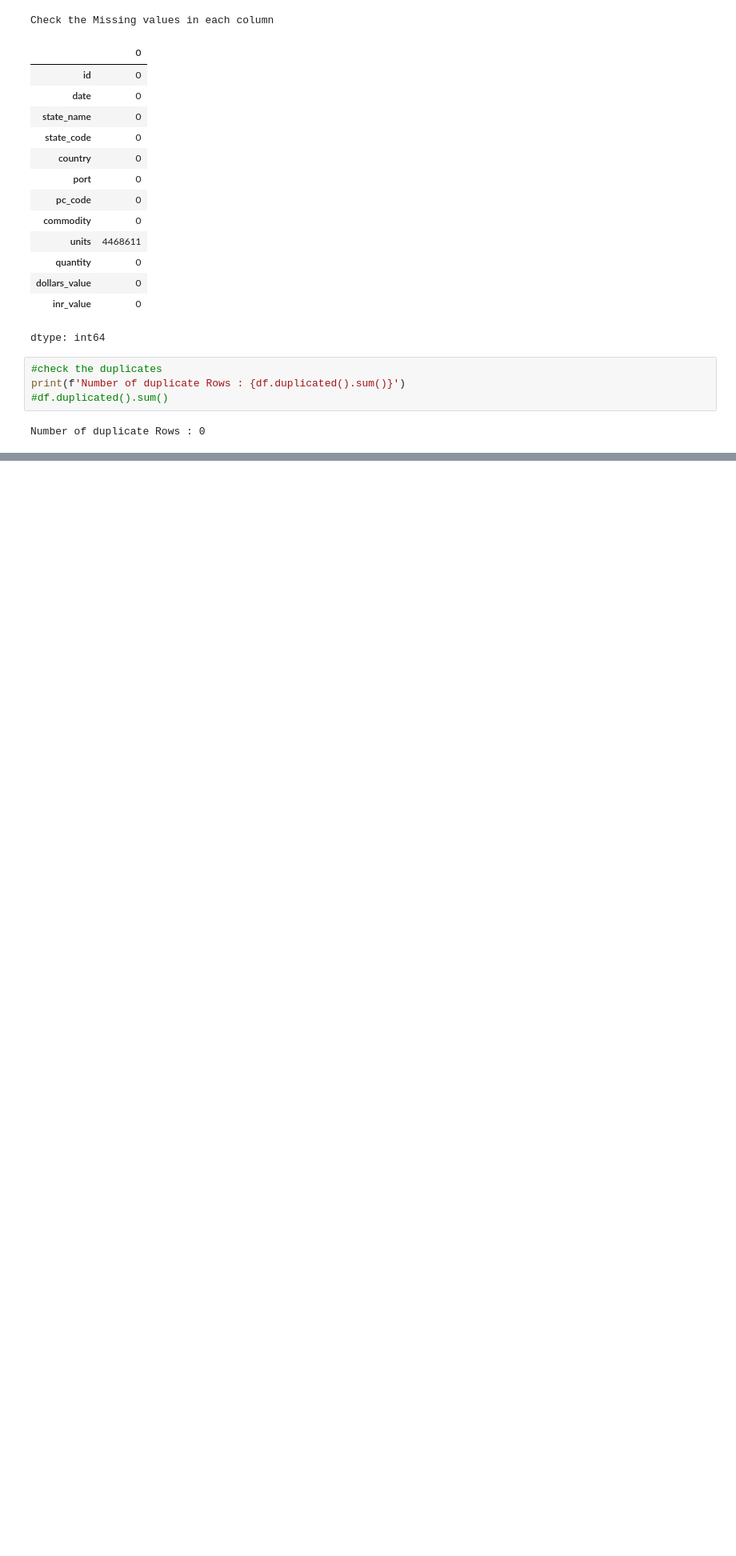
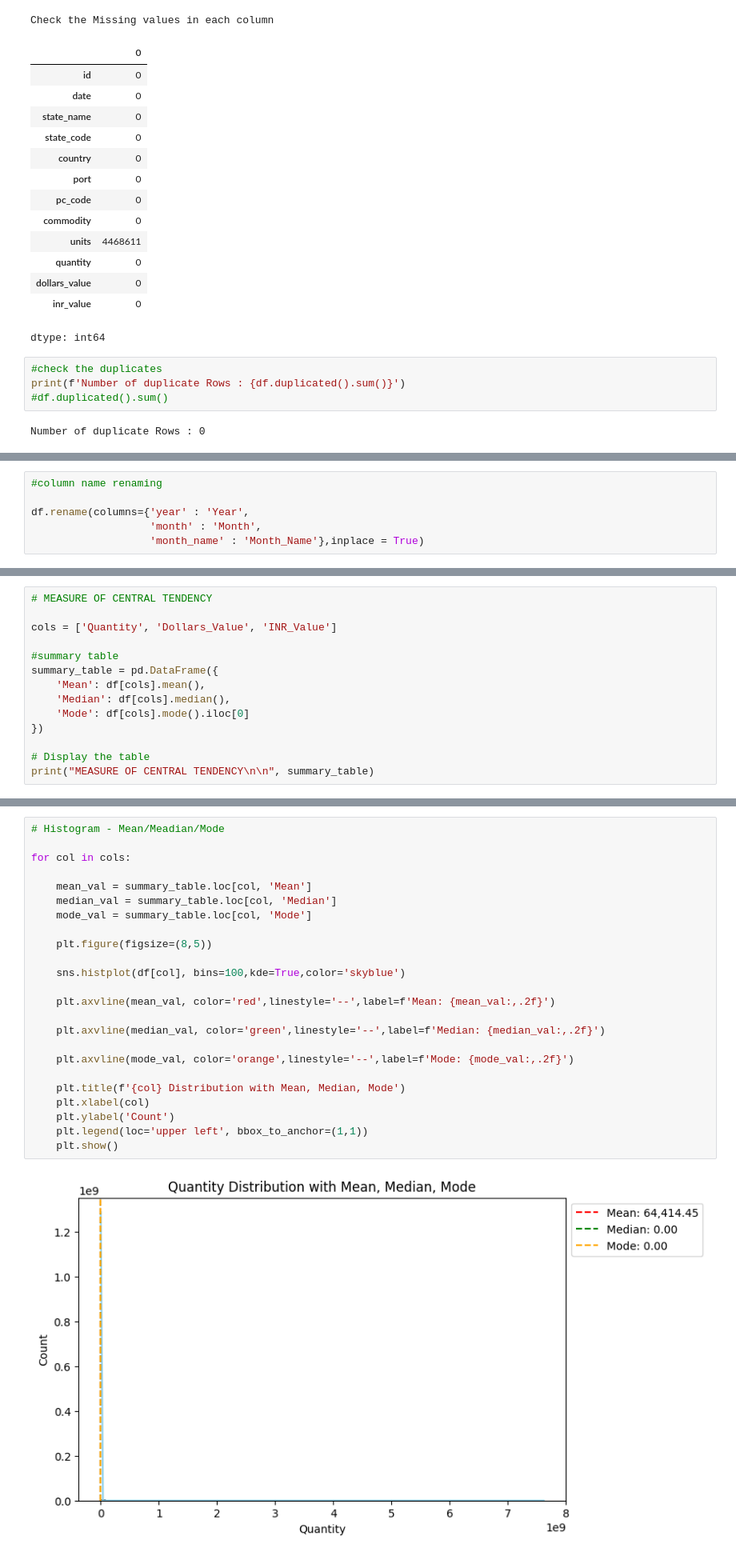
Before and after one commit to karunyajayaraman/India-Port-Level-Export-Analytics, a Jupyter notebook: India_Port_Level_Export_Analytics_2018_2024.ipynb, the cells around one changed output, grey strips where cells are left out. Shown at 80% size. Drawn from its saved outputs; the diff is of its cells as text; blank space fills up the shorter version.

```diff
--- a/India_Port_Level_Export_Analytics_2018_2024.ipynb
+++ b/India_Port_Level_Export_Analytics_2018_2024.ipynb
@@ -242,0 +1031,6 @@ df.describe()
+# %%
+#column name renaming
+
+df.rename(columns={'year' : 'Year',
+                   'month' : 'Month',
+                   'month_name' : 'Month_Name'},inplace = True)
@@ -242,0 +1165,14 @@ df.describe()
+# %%
+# MEASURE OF CENTRAL TENDENCY
+
+cols = ['Quantity', 'Dollars_Value', 'INR_Value']
+
+#summary table
+summary_table = pd.DataFrame({
+    'Mean': df[cols].mean(),
+    'Median': df[cols].median(),
+    'Mode': df[cols].mode().iloc[0]
+})
+
+# Display the table
+print("MEASURE OF CENTRAL TENDENCY\n\n", summary_table)
@@ -242,0 +1188,26 @@ df.describe()
+# %%
+# Histogram - Mean/Meadian/Mode
+
+for col in cols:
+
+    mean_val = summary_table.loc[col, 'Mean']
+    median_val = summary_table.loc[col, 'Median']
+    mode_val = summary_table.loc[col, 'Mode']
+
+    plt.figure(figsize=(8,5))
+
+    sns.histplot(df[col], bins=100,kde=True,color='skyblue')
+
+    plt.axvline(mean_val, color='red',linestyle='--',label=f'Mean: {mean_val:,.2f}')
+
+    plt.axvline(median_val, color='green',linestyle='--',label=f'Median: {median_val:,.2f}')
+
+    plt.axvline(mode_val, color='orange',linestyle='--',label=f'Mode: {mode_val:,.2f}')
+
+    plt.title(f'{col} Distribution with Mean, Median, Mode')
+    plt.xlabel(col)
+    plt.ylabel('Count')
+    plt.legend(loc='upper left', bbox_to_anchor=(1,1))
+    plt.show()
+# %% [output]
+[figure, added]
```
Also changed, not shown: parts of 220 cells of this notebook.
